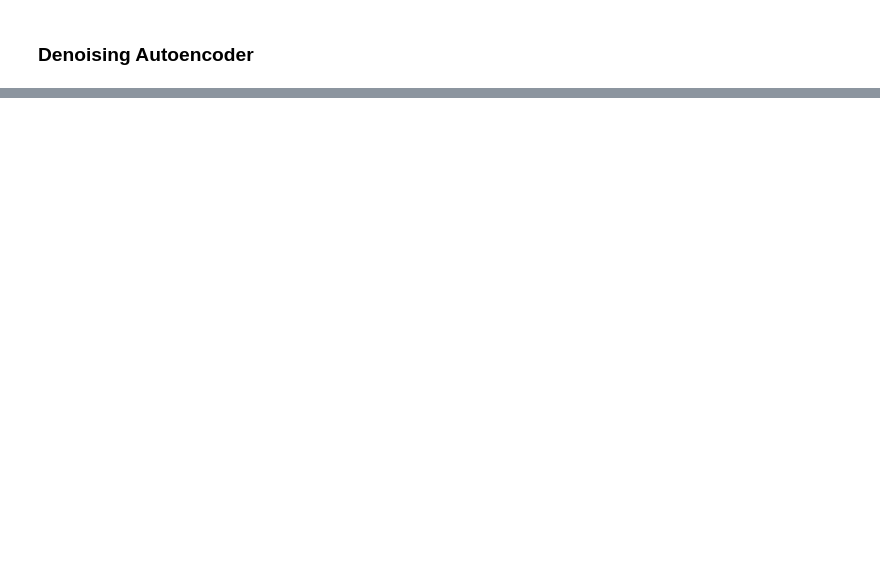
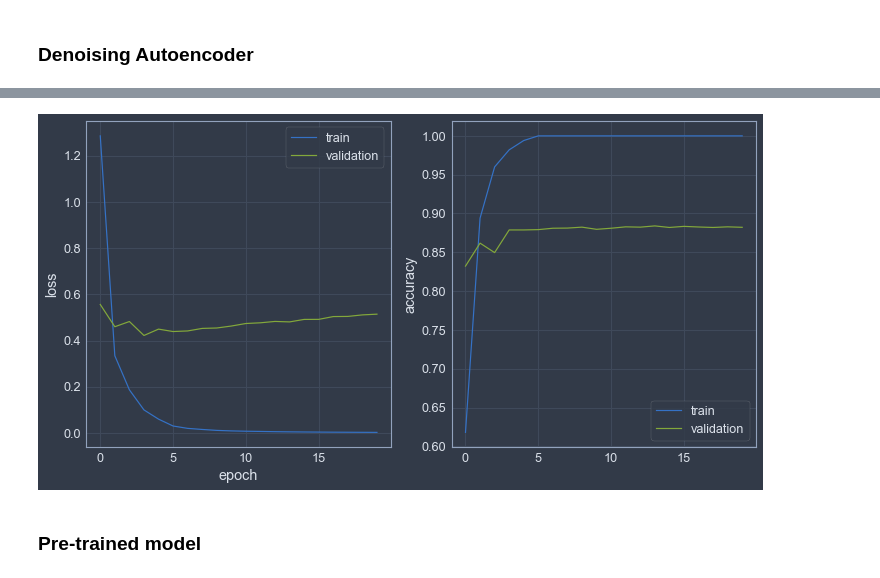
Before and after one commit to amaralcs/homl, a Jupyter notebook: 17_autoencoders_gans_exercises.ipynb, the cells around one changed output, grey strips where cells are left out. Cells and saved outputs as stored; diff of their text form; code cells hidden in the pictures; blank space fills up the shorter version.

```diff
--- a/17_autoencoders_gans_exercises.ipynb
+++ b/17_autoencoders_gans_exercises.ipynb
@@ -136,0 +143,13 @@ y_train_sample = y_train[:500]
+# %%
+supervised = Sequential([
+    Flatten(input_shape=[28, 28]),
+    Dense(300, activation="selu"),
+    Dense(100, activation="selu"),
+    Dense(30, activation="selu"),
+    Dense(10, activation="softmax")
+])
+supervised.compile(loss="sparse_categorical_crossentropy", optimizer="adam", metrics=["accuracy"])
+history = supervised.fit(
+    X_train_sample, y_train_sample,
+    validation_data=(X_valid, y_valid),
+    epochs=20, batch_size=16)
@@ -137,3 +174,9 @@ y_train_sample = y_train[:500]
+# %%
+plot_history(history.history, "accuracy")
+# %% [output]
+[figure, added]
+# %% [markdown]
+### Pre-trained model
 # %%
 classifier = Sequential([
     encoder,
```
Also changed, not shown: parts of 36 cells of this notebook, 1 other file.
